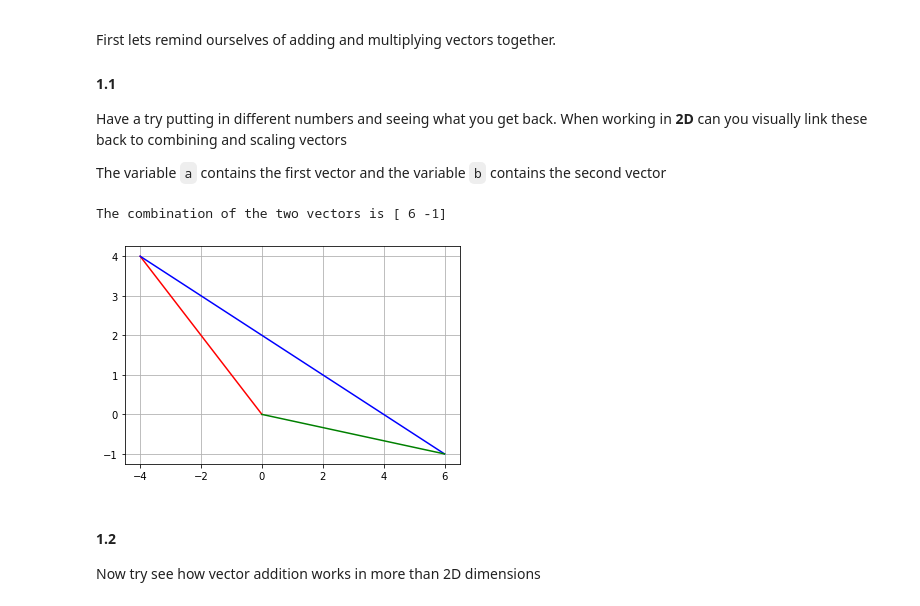
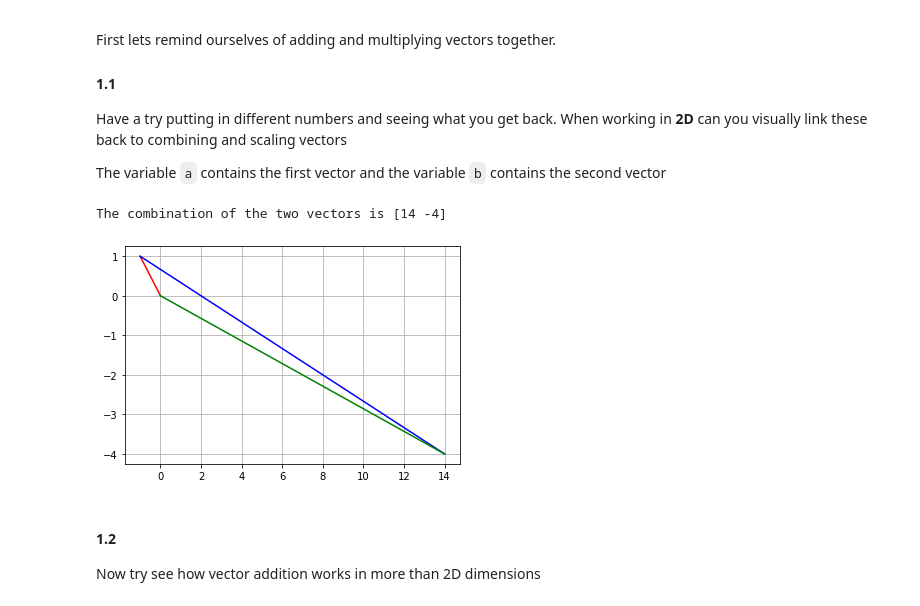
Before and after one commit to Yifan-FENG/test, a Jupyter notebook: Week-8/STEM-4-C Week 8 Linear Algebra.ipynb, the cells around one changed output. Cells and saved outputs as stored; diff of their text form; code cells hidden in the pictures.

```diff
--- a/Week-8/STEM-4-C Week 8 Linear Algebra.ipynb
+++ b/Week-8/STEM-4-C Week 8 Linear Algebra.ipynb
@@ -22,19 +22,19 @@ Have a try putting in different numbers and seeing what you get back. When worki
 The variable `a` contains the first vector and the variable `b` contains the second vector
 # %%
 #Adding together two 2D vectors
-a = np.array([-4,4])
-b = np.array([10,-5])
+a = np.array([-1,1])
+b = np.array([15,-5])
 c = a + b
 print("The combination of the two vectors is " + str(c))
 fig,ax = plt.subplots()
 #vector a (red) + vector b (blue) = vector c (green)
 plt.plot([0,a[0]],[0,a[1]],"r-")
 plt.plot([a[0],a[0]+b[0]],[a[1],a[1]+b[1]],"b-")
 plt.plot([0,c[0]],[0,c[1]],"g-")
 plt.grid()
 # %% [output]
-The combination of the two vectors is [ 6 -1]
+The combination of the two vectors is [14 -4]
-[figure, old version]
+[figure, new version]
 # %% [markdown]
 #### 1.2
 Now try see how vector addition works in more than 2D dimensions
```
Also changed, not shown: parts of 1 cell of this notebook, 33 other files.
